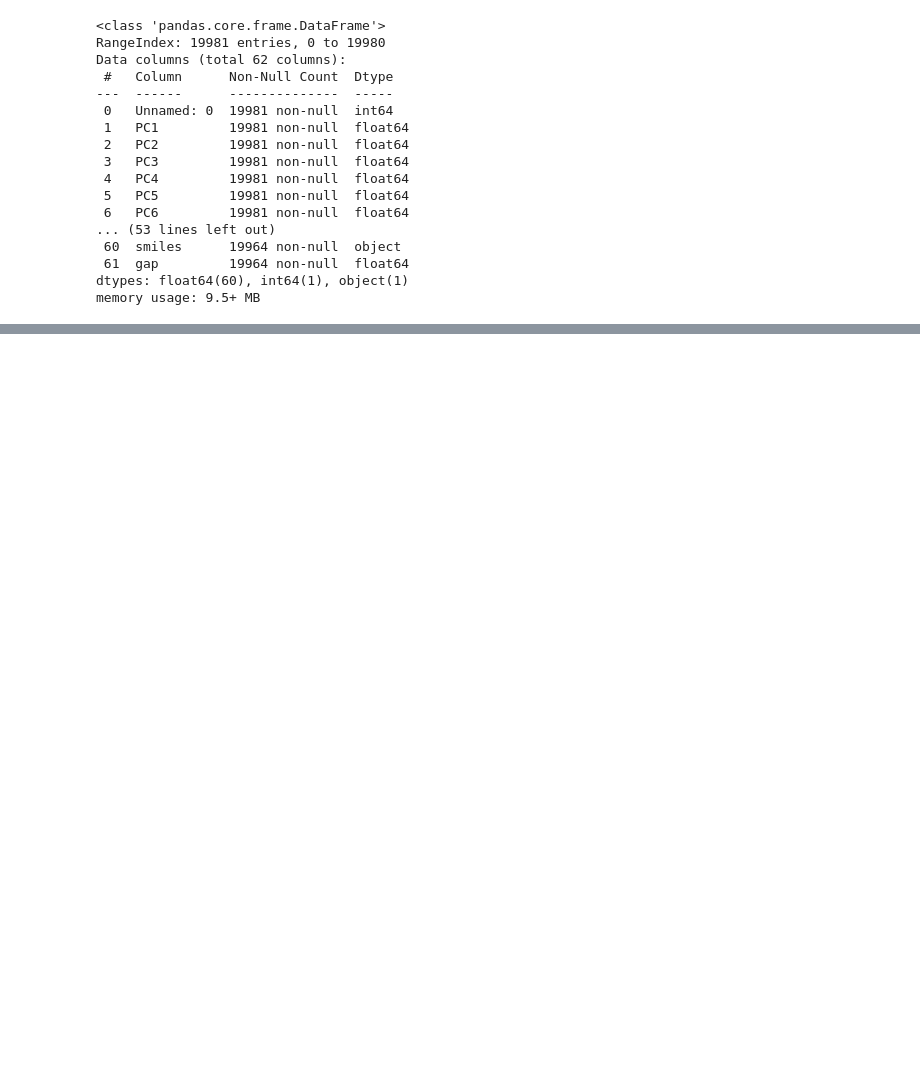
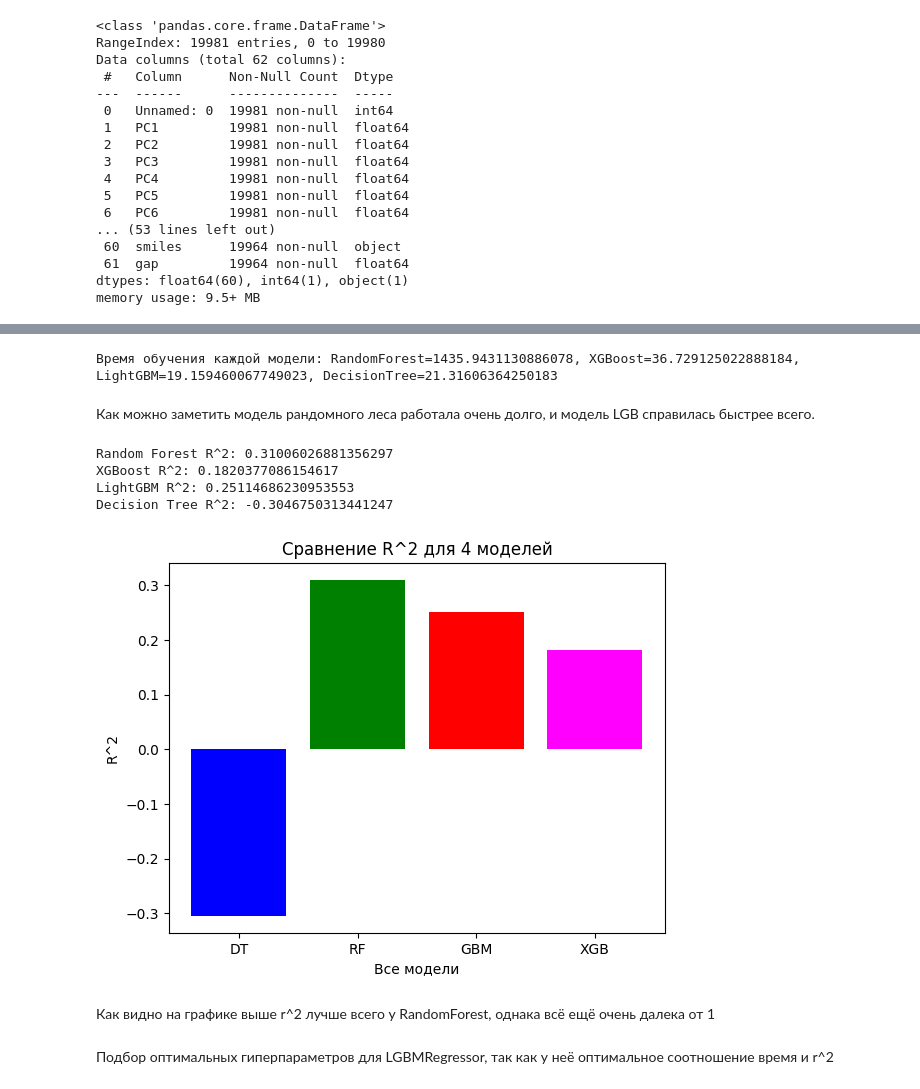
Before and after one commit to kwillon/Hw_Algorithms_, a Jupyter notebook: hometask/hometask6.ipynb, the cells around one changed output, grey strips where cells are left out. Cells and saved outputs as stored; diff of their text form; code cells hidden in the pictures; blank space fills up the shorter version.

```diff
--- a/hometask/hometask6.ipynb
+++ b/hometask/hometask6.ipynb
@@ -48,0 +130,7 @@ Mean Squared Error: 0.004350603398447283
+# %%
+df = df.dropna()
+# %%
+# Переименовать столбцы так, чтобы они содержали только буквы, цифры и символ подчеркивания
+df.columns = ["".join(c if c.isalnum() or c == "_" else "_" for c in str(col)) for col in df.columns]
+df = df.drop('Unnamed__0', axis=1)
+df
@@ -48,0 +156,25 @@ Mean Squared Error: 0.004350603398447283
+# %%
+X = df.drop('gap', axis=1)  # 'gap' - это целевая переменная
+y = df['gap']
+
+#модели
+dt_regressor = DecisionTreeRegressor()
+rf_regressor = RandomForestRegressor()
+xgb_regressor = XGBRegressor()
+lgbm_regressor = LGBMRegressor(force_col_wise=True)
+
+start_time = time.time()
+rf_scores = cross_val_score(rf_regressor, X, y, cv=10, scoring='r2')
+rf_training_time = time.time() - start_time
+
+start_time = time.time()
+xgb_scores = cross_val_score(xgb_regressor, X, y, cv=10, scoring='r2')
+xgb_training_time = time.time() - start_time
+
+start_time = time.time()
+lgbm_scores = cross_val_score(lgbm_regressor, X, y, cv=10, scoring='r2')
+lgbm_training_time = time.time() - start_time
+
+start_time = time.time()
+dt_scores = cross_val_score(dt_regressor, X, y, cv=10, scoring='r2')
+dt_training_time = time.time() - start_time
@@ -48,0 +199,32 @@ Mean Squared Error: 0.004350603398447283
+# %%
+print(f'Время обучения каждой модели: RandomForest={rf_training_time}, XGBoost={xgb_training_time}, LightGBM={lgbm_training_time}, DecisionTree={dt_training_time}', sep='\n')
+# %% [output]
+Время обучения каждой модели: RandomForest=1435.9431130886078, XGBoost=36.729125022888184, LightGBM=19.159460067749023, DecisionTree=21.31606364250183
+# %% [markdown]
+Как можно заметить модель рандомного леса работала очень долго, и модель LGB справилась быстрее всего.
+# %%
+print("Random Forest R^2:", rf_scores.mean())
+print("XGBoost R^2:", xgb_scores.mean())
+print("LightGBM R^2:", lgbm_scores.mean())
+print("Decision Tree R^2:", dt_scores.mean()) #возможно эта модель не подходит для таких данных
+# %% [output]
+Random Forest R^2: 0.31006026881356297
+XGBoost R^2: 0.1820377086154617
+LightGBM R^2: 0.25114686230953553
+Decision Tree R^2: -0.3046750313441247
+# %%
+#Сравним r^2 для каждой модели
+r2_scores = [dt_scores.mean(), rf_scores.mean(), lgbm_scores.mean(), xgb_scores.mean()]
+models = ['DT', 'RF', 'GBM', 'XGB']
+# %%
+plt.bar(models, r2_scores, color=['blue', 'green', 'red', 'magenta'])
+plt.xlabel('Все модели')
+plt.ylabel('R^2')
+plt.title('Сравнение R^2 для 4 моделей')
+plt.show()
+# %% [output]
+[figure, added]
+# %% [markdown]
+Как видно на графике выше r^2 лучше всего у RandomForest, однака всё ещё очень далека от 1
+# %% [markdown]
+Подбор оптимальных гиперпараметров для LGBMRegressor, так как у неё оптимальное соотношение время и r^2
```
Also changed, not shown: parts of 22 cells of this notebook.
